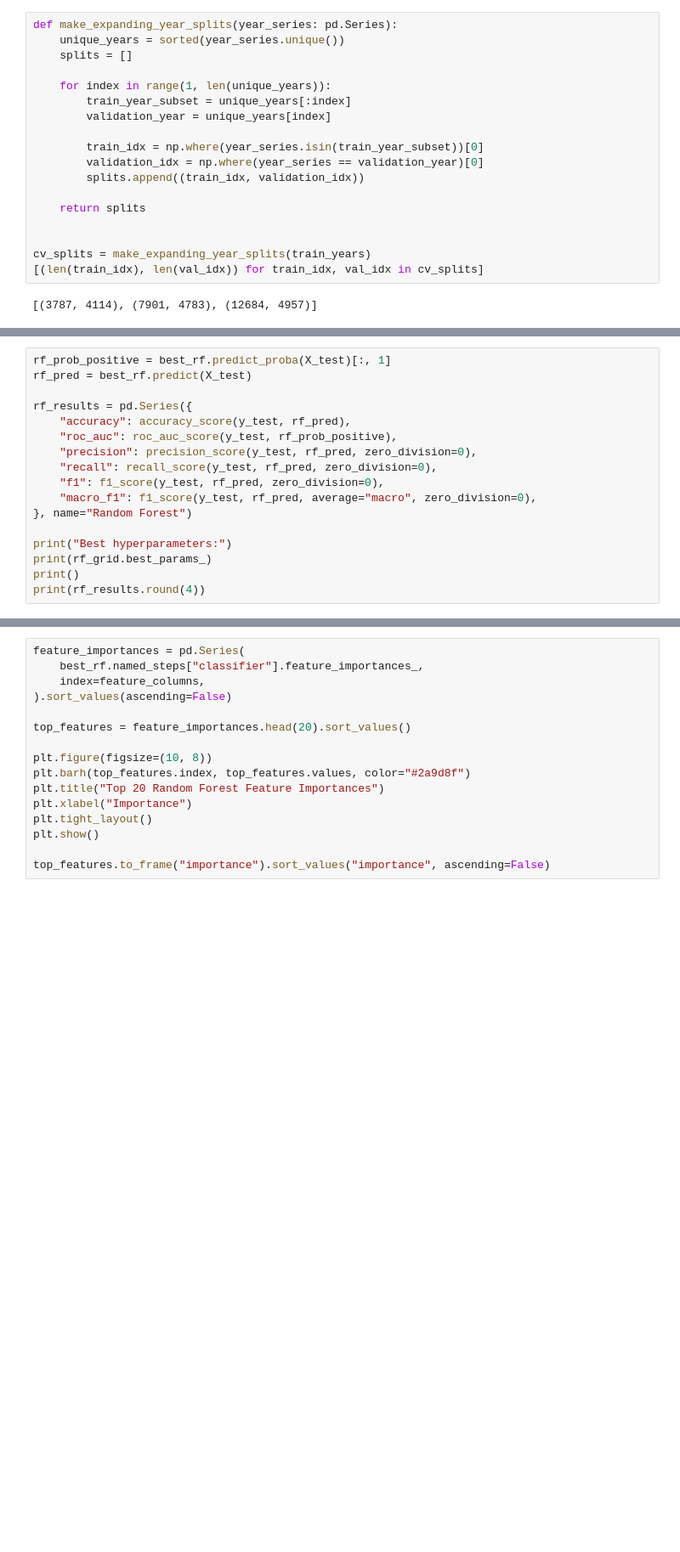
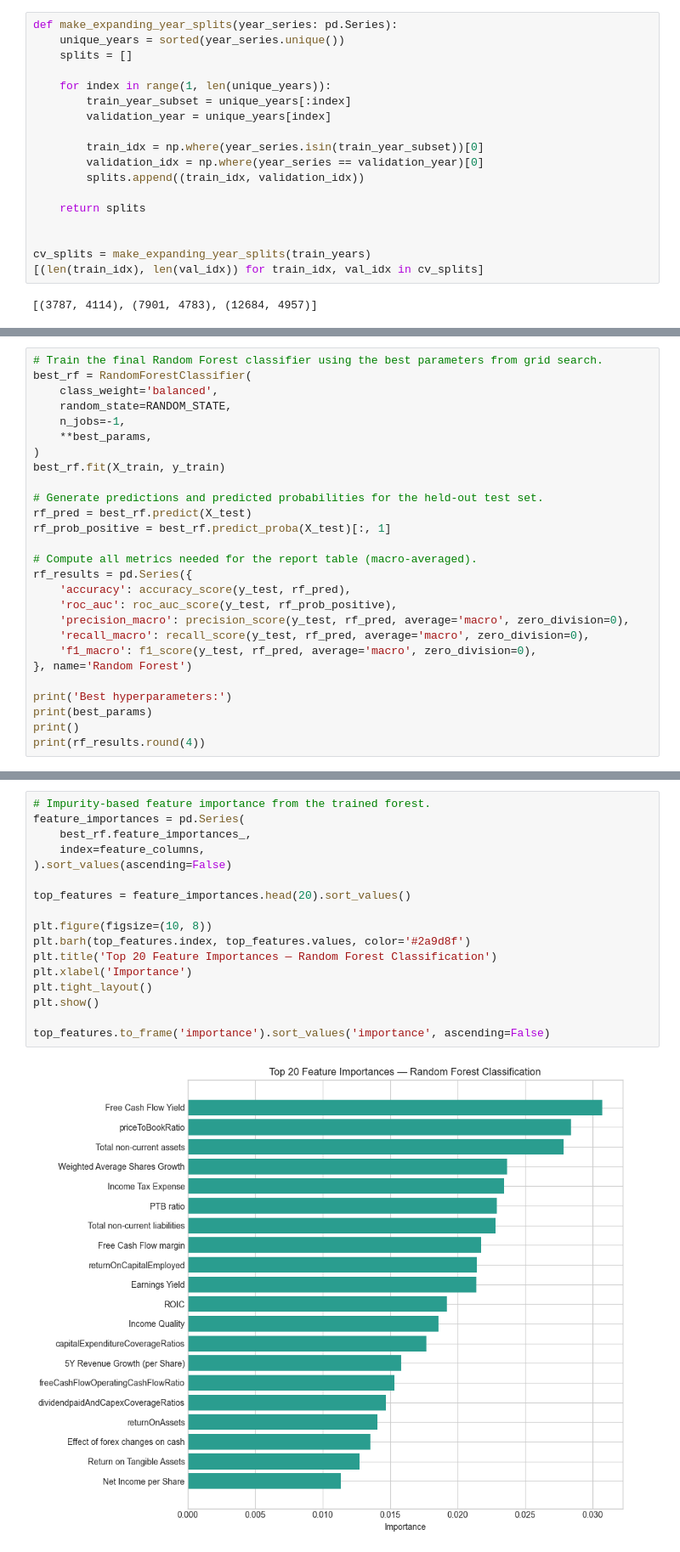
Before and after one commit to ucabeaz/ML_Coursework, a Jupyter notebook: RF Classification.ipynb, the cells around one changed output, grey strips where cells are left out. Shown at 85% size. Drawn from its saved outputs; the diff is of its cells as text; blank space fills up the shorter version.

```diff
--- a/RF Classification.ipynb
+++ b/RF Classification.ipynb
@@ -119,17 +163,27 @@ KeyboardInterrupt:
 # %%
+# Train the final Random Forest classifier using the best parameters from grid search.
+best_rf = RandomForestClassifier(
+    class_weight='balanced',
+    random_state=RANDOM_STATE,
+    n_jobs=-1,
+    **best_params,
+)
+best_rf.fit(X_train, y_train)
+
+# Generate predictions and predicted probabilities for the held-out test set.
+rf_pred = best_rf.predict(X_test)
 rf_prob_positive = best_rf.predict_proba(X_test)[:, 1]
-rf_pred = best_rf.predict(X_test)
 
+# Compute all metrics needed for the report table (macro-averaged).
 rf_results = pd.Series({
-    "accuracy": accuracy_score(y_test, rf_pred),
-    "roc_auc": roc_auc_score(y_test, rf_prob_positive),
-    "precision": precision_score(y_test, rf_pred, zero_division=0),
-    "recall": recall_score(y_test, rf_pred, zero_division=0),
-    "f1": f1_score(y_test, rf_pred, zero_division=0),
-    "macro_f1": f1_score(y_test, rf_pred, average="macro", zero_division=0),
-}, name="Random Forest")
+    'accuracy': accuracy_score(y_test, rf_pred),
+    'roc_auc': roc_auc_score(y_test, rf_prob_positive),
+    'precision_macro': precision_score(y_test, rf_pred, average='macro', zero_division=0),
+    'recall_macro': recall_score(y_test, rf_pred, average='macro', zero_division=0),
+    'f1_macro': f1_score(y_test, rf_pred, average='macro', zero_division=0),
+}, name='Random Forest')
 
-print("Best hyperparameters:")
-print(rf_grid.best_params_)
+print('Best hyperparameters:')
+print(best_params)
 print()
 print(rf_results.round(4))
@@ -188,16 +287,19 @@ plt.show()
 # %%
+# Impurity-based feature importance from the trained forest.
 feature_importances = pd.Series(
-    best_rf.named_steps["classifier"].feature_importances_,
+    best_rf.feature_importances_,
     index=feature_columns,
 ).sort_values(ascending=False)
 
 top_features = feature_importances.head(20).sort_values()
 
 plt.figure(figsize=(10, 8))
-plt.barh(top_features.index, top_features.values, color="#2a9d8f")
-plt.title("Top 20 Random Forest Feature Importances")
-plt.xlabel("Importance")
+plt.barh(top_features.index, top_features.values, color='#2a9d8f')
+plt.title('Top 20 Feature Importances — Random Forest Classification')
+plt.xlabel('Importance')
 plt.tight_layout()
 plt.show()
 
-top_features.to_frame("importance").sort_values("importance", ascending=False)
+top_features.to_frame('importance').sort_values('importance', ascending=False)
+# %% [output]
+[figure, added]
```
Also changed, not shown: parts of 18 cells of this notebook.
